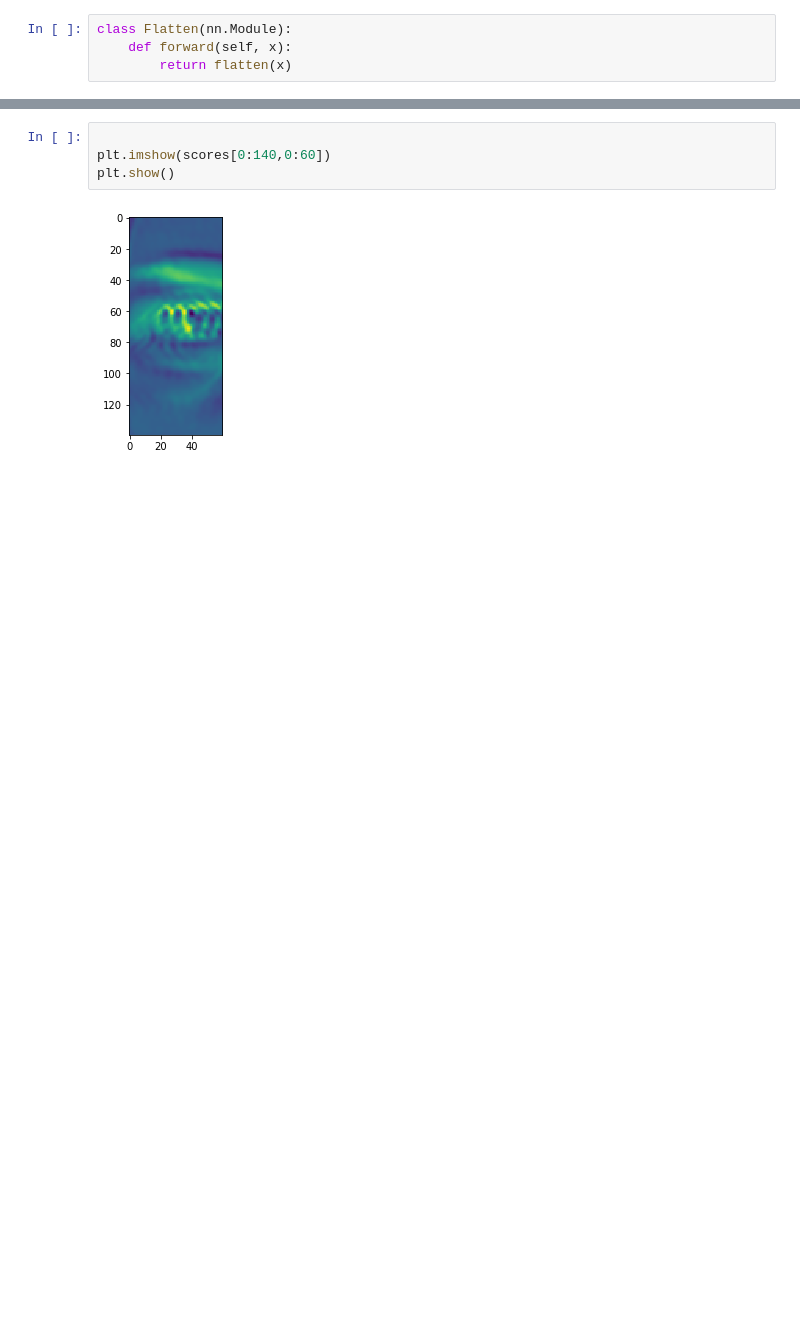
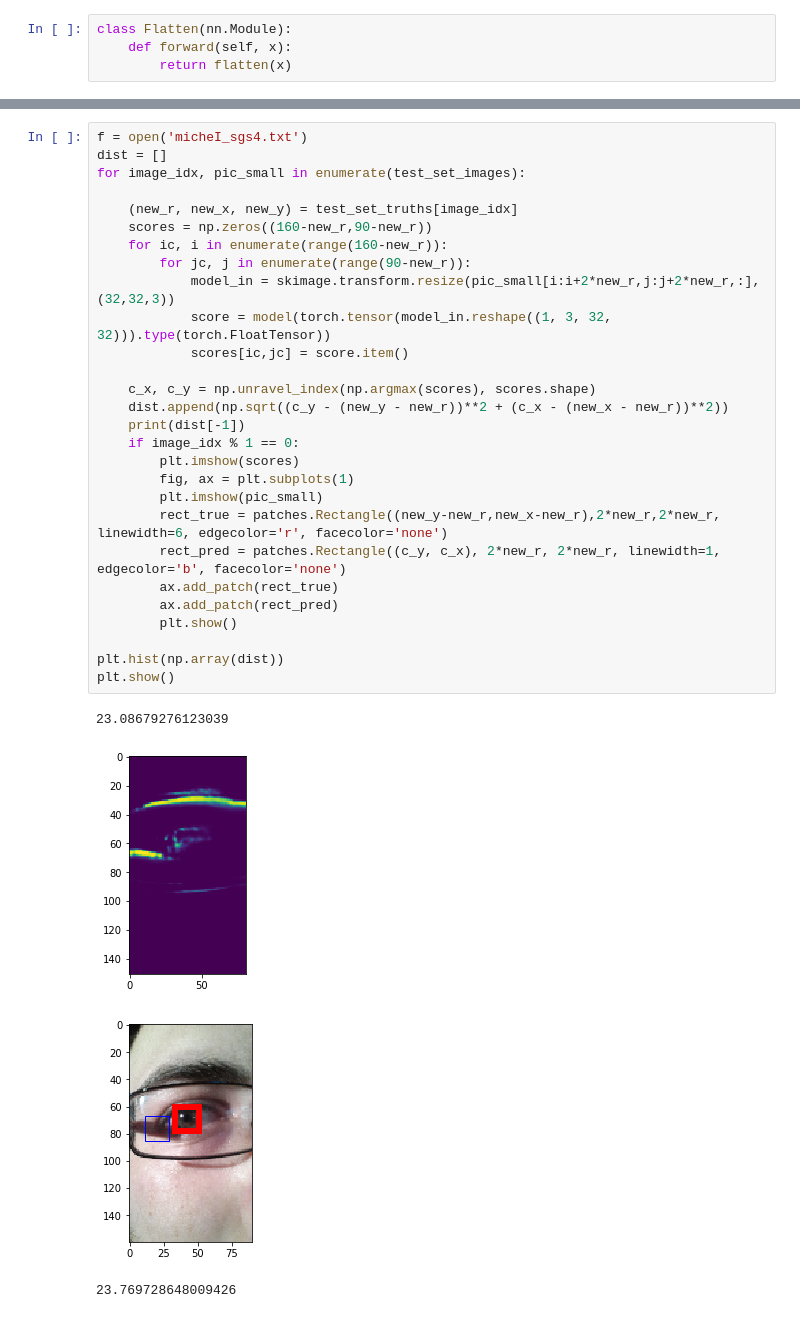
Before and after one commit to jamessye/iris_detector, a Jupyter notebook: Iris Binary Classifier.ipynb, the cells around one changed output, grey strips where cells are left out. Drawn from its saved outputs; the diff is of its cells as text; blank space fills up the shorter version.

```diff
--- a/Iris Binary Classifier.ipynb
+++ b/Iris Binary Classifier.ipynb
@@ -369,6 +320,33 @@ scores0 = np.array(model(subsett).detach())[:,0].reshape(icount, jcount)
-# %%
-
-plt.imshow(scores[0:140,0:60])
-plt.show()
-# %% [output]
-[figure, removed]
+# %%
+f = open('micheI_sgs4.txt')
+dist = []
+for image_idx, pic_small in enumerate(test_set_images):
+
+    (new_r, new_x, new_y) = test_set_truths[image_idx]
+    scores = np.zeros((160-new_r,90-new_r))
+    for ic, i in enumerate(range(160-new_r)):
+        for jc, j in enumerate(range(90-new_r)):
+            model_in = skimage.transform.resize(pic_small[i:i+2*new_r,j:j+2*new_r,:], (32,32,3))
+            score = model(torch.tensor(model_in.reshape((1, 3, 32, 32))).type(torch.FloatTensor))
+            scores[ic,jc] = score.item()
+
+    c_x, c_y = np.unravel_index(np.argmax(scores), scores.shape)
+    dist.append(np.sqrt((c_y - (new_y - new_r))**2 + (c_x - (new_x - new_r))**2))
+    print(dist[-1])
+    if image_idx % 1 == 0:
+        plt.imshow(scores)
+        fig, ax = plt.subplots(1)
+        plt.imshow(pic_small)
+        rect_true = patches.Rectangle((new_y-new_r,new_x-new_r),2*new_r,2*new_r, linewidth=6, edgecolor='r', facecolor='none')
+        rect_pred = patches.Rectangle((c_y, c_x), 2*new_r, 2*new_r, linewidth=1, edgecolor='b', facecolor='none')
+        ax.add_patch(rect_true)
+        ax.add_patch(rect_pred)
+        plt.show()
+
+plt.hist(np.array(dist))
+plt.show()
+# %% [output]
+23.08679276123039
+[figure, added]
+[figure, added]
+23.769728648009426
```
Also changed, not shown: parts of 11 cells of this notebook.
